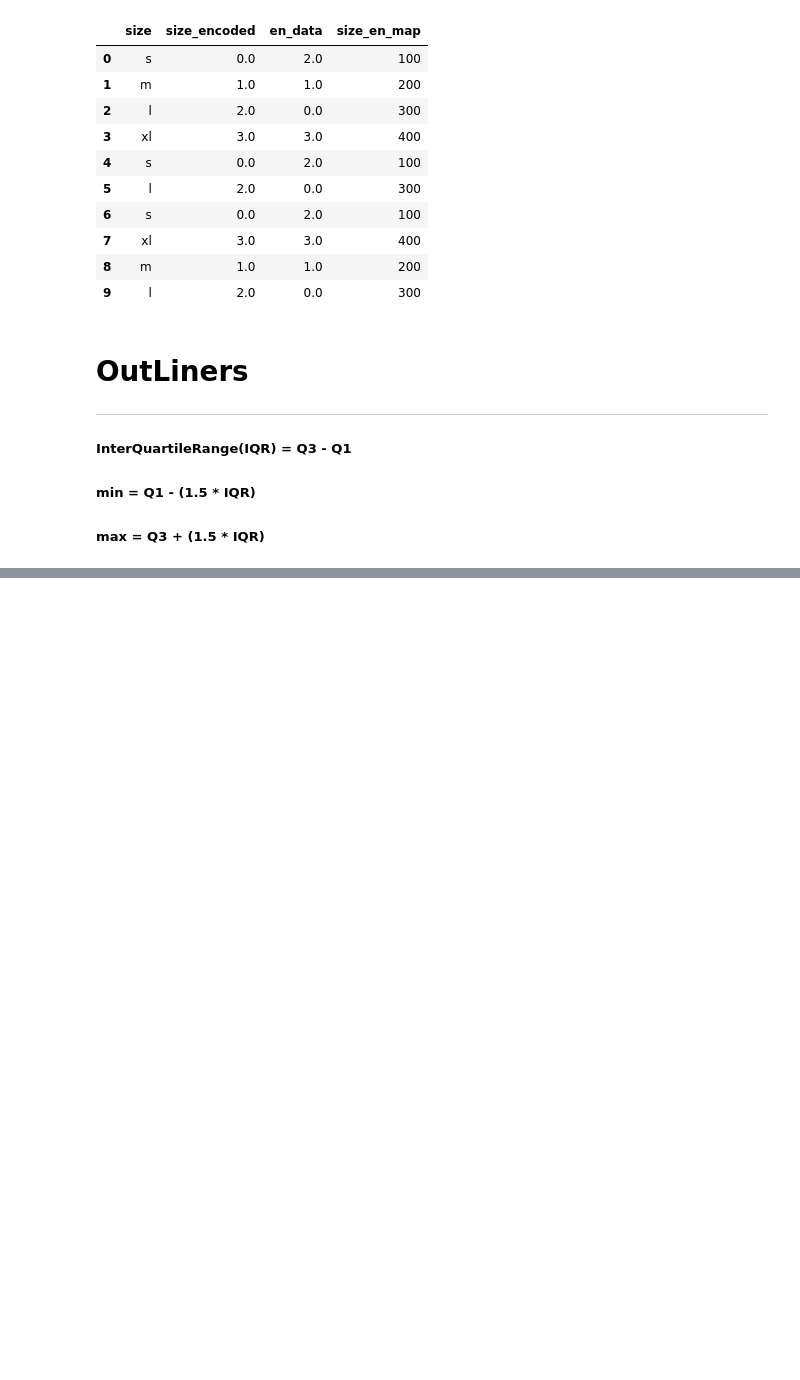
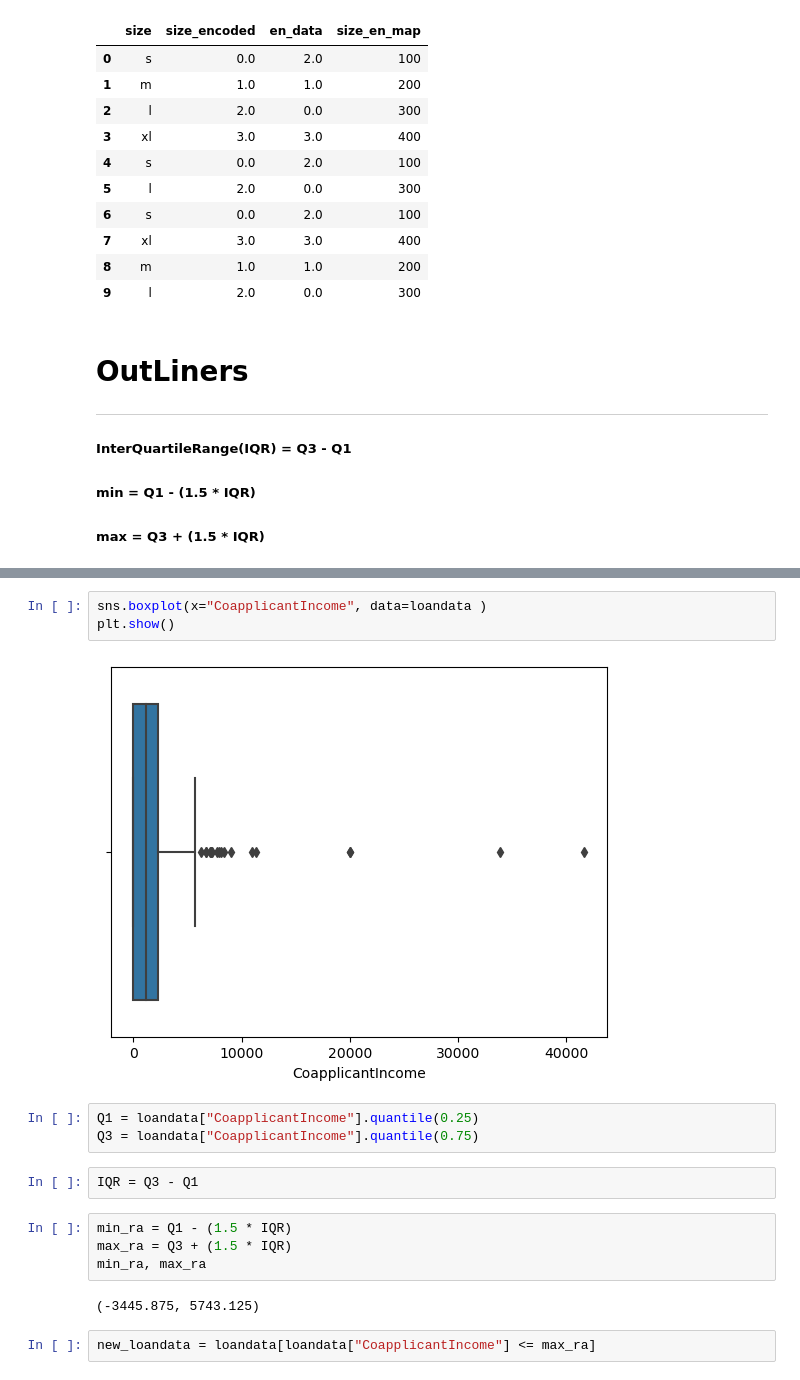
Before and after one commit to deepaknandeshwar17/Machine_Learning_practice, a Jupyter notebook: ml1.ipynb, the cells around one changed output, grey strips where cells are left out. Cells and saved outputs as stored; diff of their text form; blank space fills up the shorter version.

```diff
--- a/ml1.ipynb
+++ b/ml1.ipynb
@@ -455,0 +472,18 @@ df
+# %%
+sns.boxplot(x="CoapplicantIncome", data=loandata )
+plt.show()
+# %% [output]
+[figure, added]
+# %%
+Q1 = loandata["CoapplicantIncome"].quantile(0.25)
+Q3 = loandata["CoapplicantIncome"].quantile(0.75)
+# %%
+IQR = Q3 - Q1
+# %%
+min_ra = Q1 - (1.5 * IQR)
+max_ra = Q3 + (1.5 * IQR)
+min_ra, max_ra
+# %% [output]
+(-3445.875, 5743.125)
+# %%
+new_loandata = loandata[loandata["CoapplicantIncome"] <= max_ra]
```
Also changed, not shown: parts of 6 cells of this notebook.
